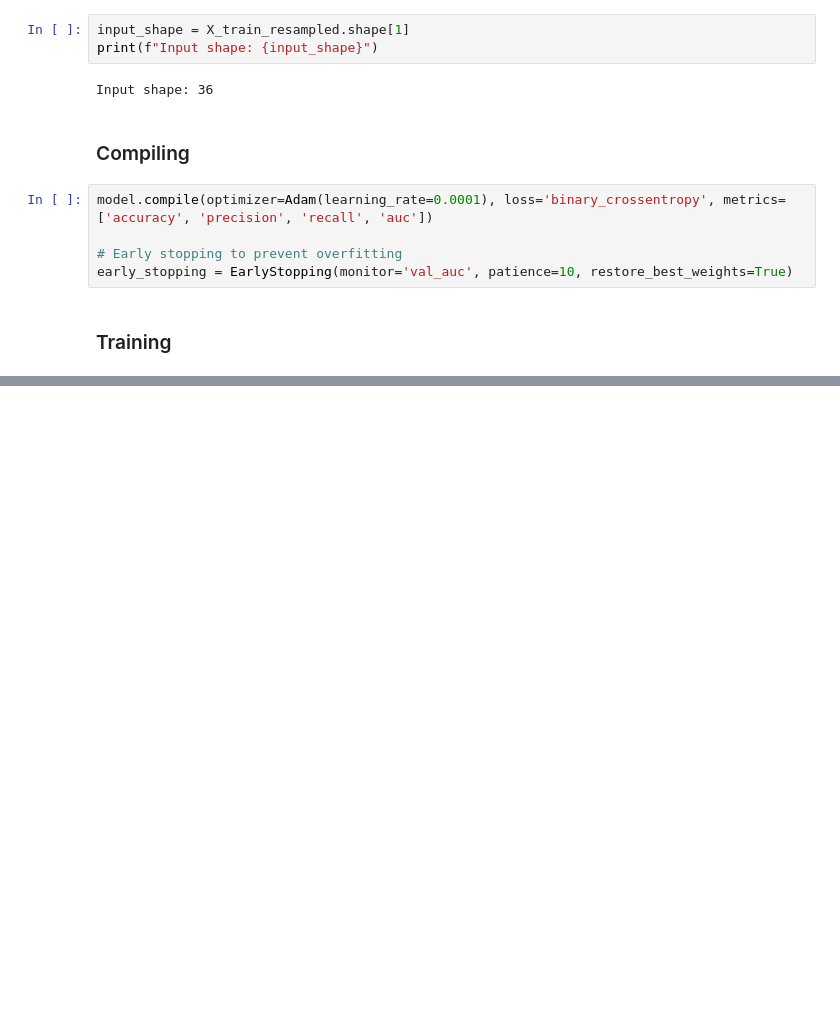
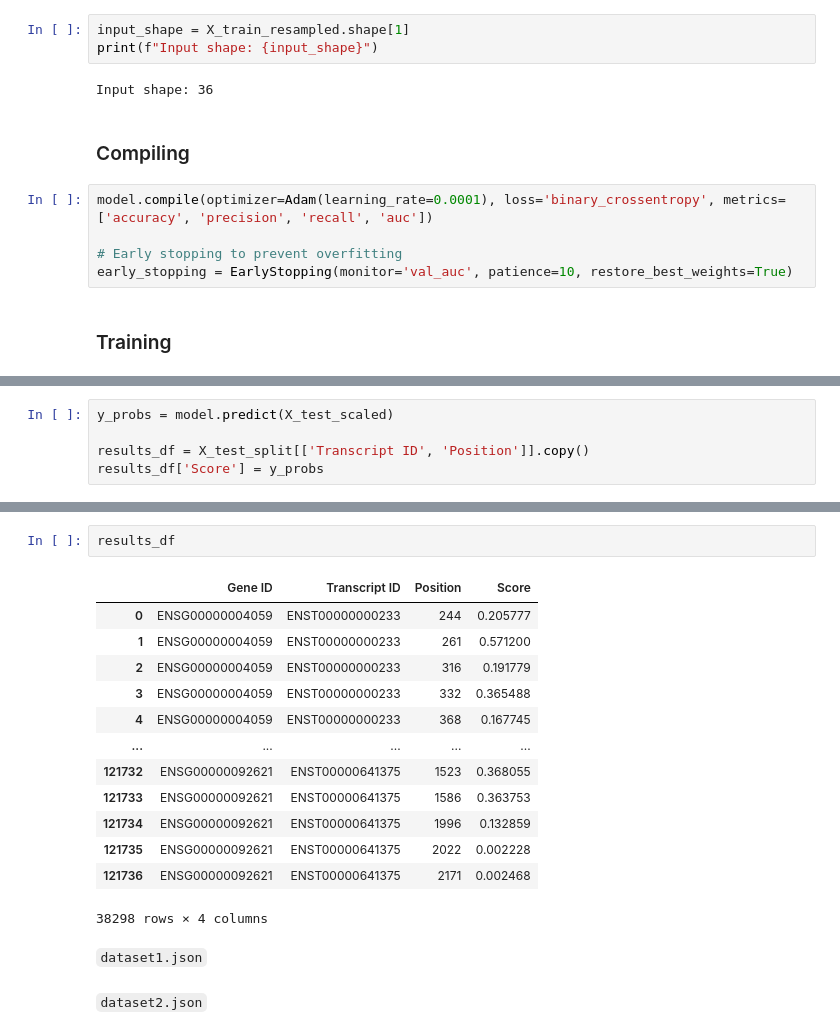
Before and after one commit to ASandHamwich/dsa4262-sequenceseekers, a Jupyter notebook: models/arnold-mlp-1.ipynb, the cells around one changed output, grey strips where cells are left out. Cells and saved outputs as stored; diff of their text form; blank space fills up the shorter version.

Commit message:
Updated MLP 1 to output predictions.

```diff
--- a/models/arnold-mlp-1.ipynb
+++ b/models/arnold-mlp-1.ipynb
@@ -184,0 +189,5 @@ Text(0.5, 1.0, 'Confusion Matrix for QDA')
+# %%
+y_probs = model.predict(X_test_scaled)
+
+results_df = X_test_split[['Transcript ID', 'Position']].copy()
+results_df['Score'] = y_probs
@@ -184,0 +196,20 @@ Text(0.5, 1.0, 'Confusion Matrix for QDA')
+# %%
+results_df
+# %% [output]
+|  | Gene ID | Transcript ID | Position | Score |
+| 0 | ENSG00000004059 | ENST00000000233 | 244 | 0.205777 |
+| 1 | ENSG00000004059 | ENST00000000233 | 261 | 0.571200 |
+| 2 | ENSG00000004059 | ENST00000000233 | 316 | 0.191779 |
+| 3 | ENSG00000004059 | ENST00000000233 | 332 | 0.365488 |
+| 4 | ENSG00000004059 | ENST00000000233 | 368 | 0.167745 |
+| ... | ... | ... | ... | ... |
+| 121732 | ENSG00000092621 | ENST00000641375 | 1523 | 0.368055 |
+| 121733 | ENSG00000092621 | ENST00000641375 | 1586 | 0.363753 |
+| 121734 | ENSG00000092621 | ENST00000641375 | 1996 | 0.132859 |
+| 121735 | ENSG00000092621 | ENST00000641375 | 2022 | 0.002228 |
+| 121736 | ENSG00000092621 | ENST00000641375 | 2171 | 0.002468 |
+38298 rows × 4 columns
+# %% [markdown]
+`dataset1.json`
+# %% [markdown]
+`dataset2.json`
```
Also changed, not shown: parts of 6 cells of this notebook.
